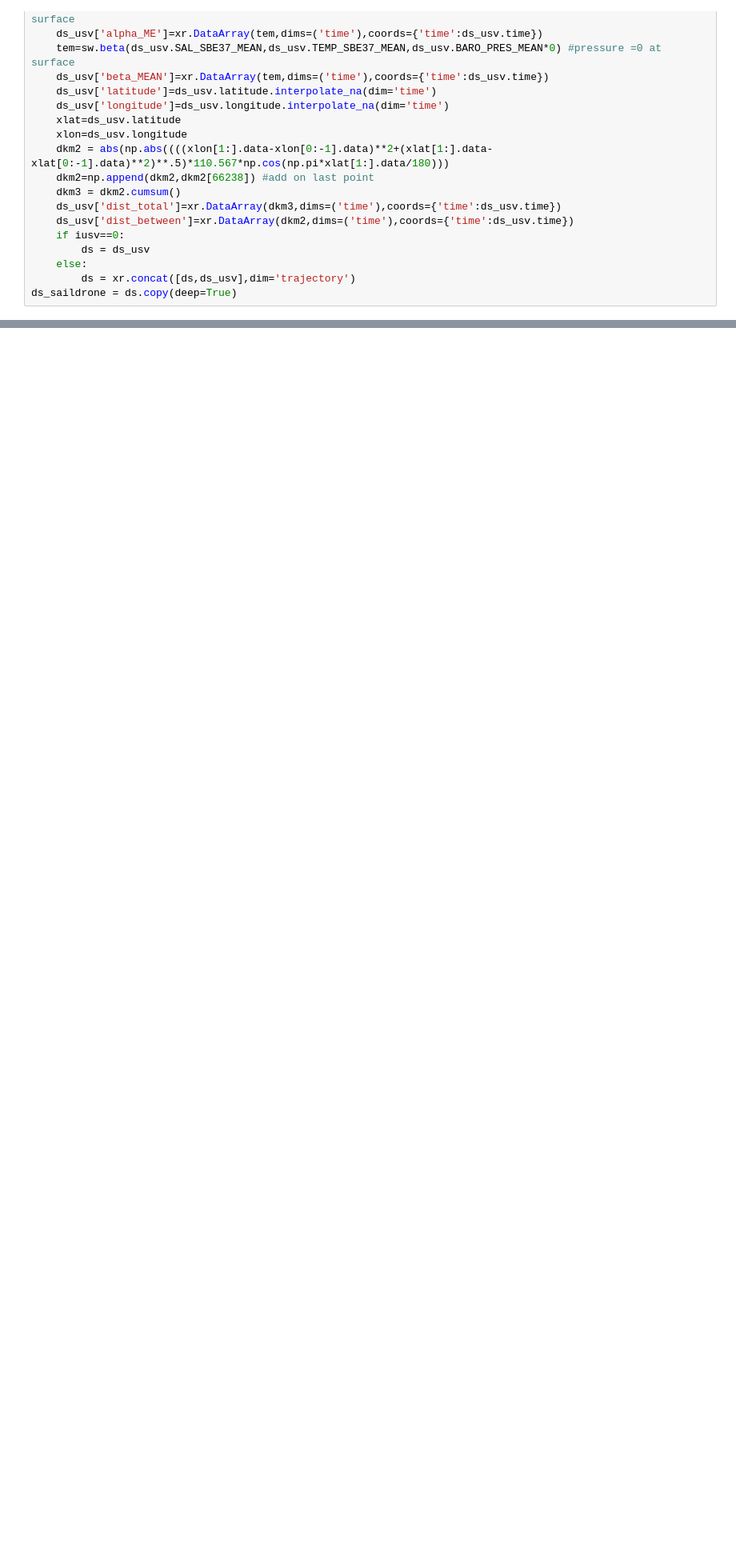
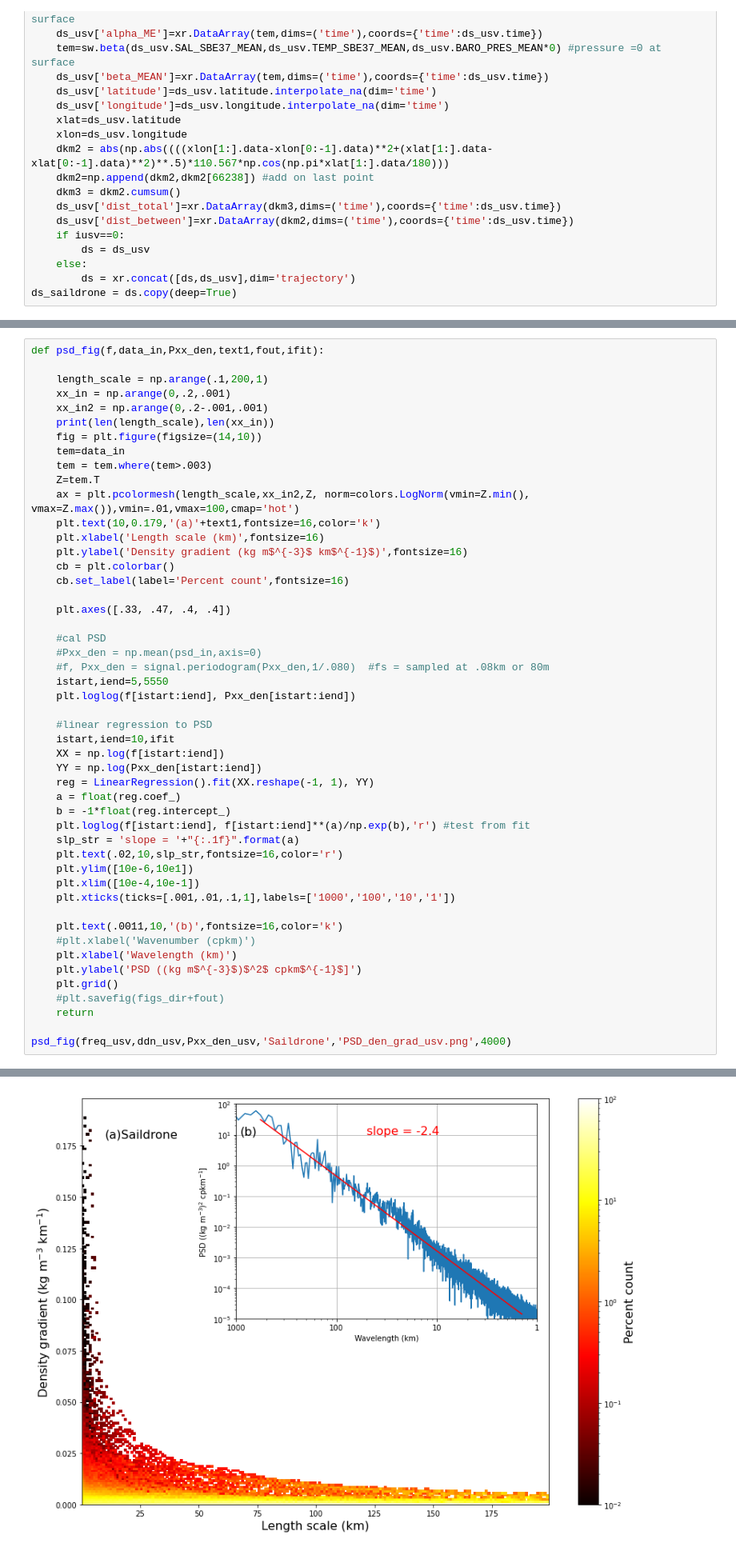
Before and after one commit to cgentemann/Saildrone, a Jupyter notebook: atomic/ATOMIC_spectrum_Salinity_plot_figure11-Copy1.ipynb, the cells around one changed output, grey strips where cells are left out. Shown at 80% size. Cells and saved outputs as stored; diff of their text form; blank space fills up the shorter version.

```diff
--- a/atomic/ATOMIC_spectrum_Salinity_plot_figure11-Copy1.ipynb
+++ b/atomic/ATOMIC_spectrum_Salinity_plot_figure11-Copy1.ipynb
@@ -178,0 +127,50 @@ psd_fig(freq_usv,ddn_usv,Pxx_den_usv,'Saildrone','PSD_den_grad_usv.pdf',300)
+# %%
+def psd_fig(f,data_in,Pxx_den,text1,fout,ifit):
+
+    length_scale = np.arange(.1,200,1)
+    xx_in = np.arange(0,.2,.001)
+    xx_in2 = np.arange(0,.2-.001,.001)
+    print(len(length_scale),len(xx_in))
+    fig = plt.figure(figsize=(14,10))
+    tem=data_in
+    tem = tem.where(tem>.003)
+    Z=tem.T
+    ax = plt.pcolormesh(length_scale,xx_in2,Z, norm=colors.LogNorm(vmin=Z.min(), vmax=Z.max()),vmin=.01,vmax=100,cmap='hot')
+    plt.text(10,0.179,'(a)'+text1,fontsize=16,color='k')
+    plt.xlabel('Length scale (km)',fontsize=16)
+    plt.ylabel('Density gradient (kg m$^{-3}$ km$^{-1}$)',fontsize=16)
+    cb = plt.colorbar()
+    cb.set_label(label='Percent count',fontsize=16)
+
+    plt.axes([.33, .47, .4, .4])
+
+    #cal PSD
+    #Pxx_den = np.mean(psd_in,axis=0)
+    #f, Pxx_den = signal.periodogram(Pxx_den,1/.080)  #fs = sampled at .08km or 80m
+    istart,iend=5,5550
+    plt.loglog(f[istart:iend], Pxx_den[istart:iend])
+
+    #linear regression to PSD
+    istart,iend=10,ifit
+    XX = np.log(f[istart:iend])
+    YY = np.log(Pxx_den[istart:iend])
+    reg = LinearRegression().fit(XX.reshape(-1, 1), YY)
+    a = float(reg.coef_)
+    b = -1*float(reg.intercept_)
+    plt.loglog(f[istart:iend], f[istart:iend]**(a)/np.exp(b),'r') #test from fit
+    slp_str = 'slope = '+"{:.1f}".format(a)
+    plt.text(.02,10,slp_str,fontsize=16,color='r')
+    plt.ylim([10e-6,10e1])
+    plt.xlim([10e-4,10e-1])
+    plt.xticks(ticks=[.001,.01,.1,1],labels=['1000','100','10','1'])
+
+    plt.text(.0011,10,'(b)',fontsize=16,color='k')
+    #plt.xlabel('Wavenumber (cpkm)')
+    plt.xlabel('Wavelength (km)')
+    plt.ylabel('PSD ((kg m$^{-3}$)$^2$ cpkm$^{-1}$]')
+    plt.grid()
+    #plt.savefig(figs_dir+fout)
+    return
+
+psd_fig(freq_usv,ddn_usv,Pxx_den_usv,'Saildrone','PSD_den_grad_usv.png',4000)
+# %% [output]
@@ -178,0 +178 @@ psd_fig(freq_usv,ddn_usv,Pxx_den_usv,'Saildrone','PSD_den_grad_usv.pdf',300)
+[figure, added]
```
Also changed, not shown: parts of 6 cells of this notebook.
